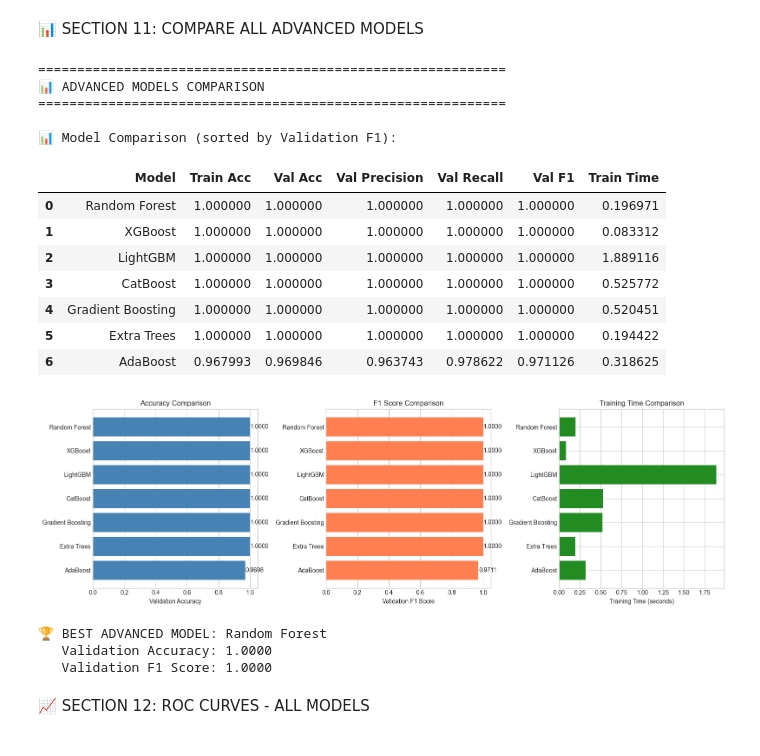
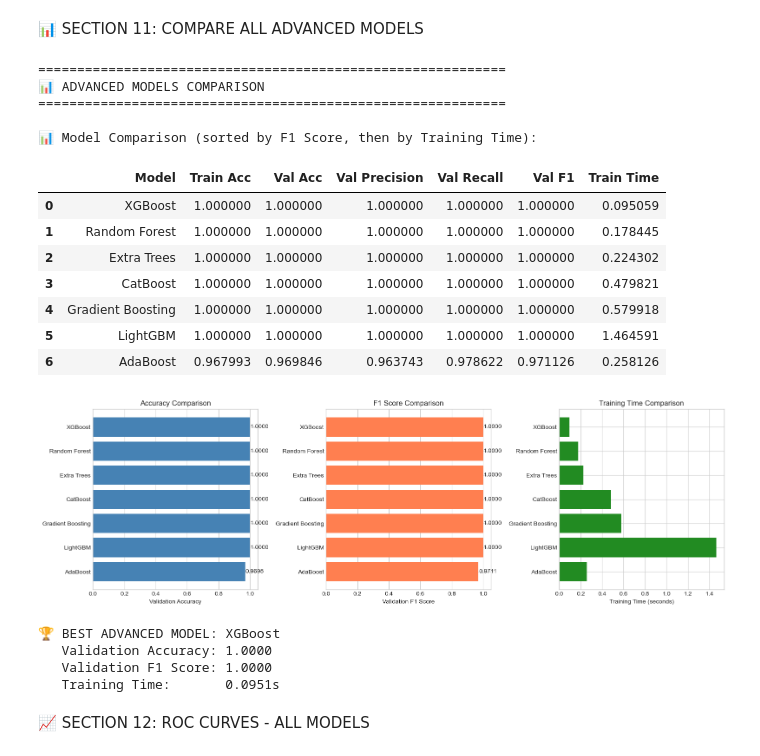
Before and after one commit to Biruk1407/Mushroom-project, a Jupyter notebook: notebooks/05_Advanced_Models.ipynb, the cells around one changed output. Cells and saved outputs as stored; diff of their text form; code cells hidden in the pictures.

```diff
--- a/notebooks/05_Advanced_Models.ipynb
+++ b/notebooks/05_Advanced_Models.ipynb
@@ -527,9 +527,11 @@ comparison_df = pd.DataFrame([{
     'Train Time': r['Train Time (s)']
 } for r in all_results])
 
-comparison_df = comparison_df.sort_values('Val F1', ascending=False).reset_index(drop=True)
+# Sort by Val F1 (descending), then by Train Time (ascending)
+comparison_df = comparison_df.sort_values(['Val F1', 'Train Time'], ascending=[False, True])
+comparison_df = comparison_df.reset_index(drop=True)
 
-print("\n📊 Model Comparison (sorted by Validation F1):")
+print("\n📊 Model Comparison (sorted by F1 Score, then by Training Time):")
 display(comparison_df)
 
 # Visualize
@@ -541,45 +543,47 @@ axes[0].set_xlabel('Validation Accuracy')
 axes[0].set_title('Accuracy Comparison')
 for i, v in enumerate(comparison_df['Val Acc'][::-1]):
     axes[0].text(v + 0.002, i, f'{v:.4f}', va='center', fontsize=10)
 
 # F1 Score
 axes[1].barh(comparison_df['Model'][::-1], comparison_df['Val F1'][::-1], color='coral')
 axes[1].set_xlabel('Validation F1 Score')
 axes[1].set_title('F1 Score Comparison')
 for i, v in enumerate(comparison_df['Val F1'][::-1]):
     axes[1].text(v + 0.002, i, f'{v:.4f}', va='center', fontsize=10)
 
 # Training Time
 axes[2].barh(comparison_df['Model'][::-1], comparison_df['Train Time'][::-1], color='forestgreen')
 axes[2].set_xlabel('Training Time (seconds)')
 axes[2].set_title('Training Time Comparison')
 
 plt.tight_layout()
 plt.show()
 
 # Best model
 best_model = comparison_df.iloc[0]
 print(f"\n🏆 BEST ADVANCED MODEL: {best_model['Model']}")
 print(f"   Validation Accuracy: {best_model['Val Acc']:.4f}")
 print(f"   Validation F1 Score: {best_model['Val F1']:.4f}")
+print(f"   Training Time:       {best_model['Train Time']:.4f}s")
 # %% [output]
 ============================================================
 📊 ADVANCED MODELS COMPARISON
 ============================================================
 
-📊 Model Comparison (sorted by Validation F1):
+📊 Model Comparison (sorted by F1 Score, then by Training Time):
 |  | Model | Train Acc | Val Acc | Val Precision | Val Recall | Val F1 | Train Time |
-| 0 | Random Forest | 1.000000 | 1.000000 | 1.000000 | 1.000000 | 1.000000 | 0.196971 |
-| 1 | XGBoost | 1.000000 | 1.000000 | 1.000000 | 1.000000 | 1.000000 | 0.083312 |
-| 2 | LightGBM | 1.000000 | 1.000000 | 1.000000 | 1.000000 | 1.000000 | 1.889116 |
-| 3 | CatBoost | 1.000000 | 1.000000 | 1.000000 | 1.000000 | 1.000000 | 0.525772 |
-| 4 | Gradient Boosting | 1.000000 | 1.000000 | 1.000000 | 1.000000 | 1.000000 | 0.520451 |
-| 5 | Extra Trees | 1.000000 | 1.000000 | 1.000000 | 1.000000 | 1.000000 | 0.194422 |
-| 6 | AdaBoost | 0.967993 | 0.969846 | 0.963743 | 0.978622 | 0.971126 | 0.318625 |
+| 0 | XGBoost | 1.000000 | 1.000000 | 1.000000 | 1.000000 | 1.000000 | 0.095059 |
+| 1 | Random Forest | 1.000000 | 1.000000 | 1.000000 | 1.000000 | 1.000000 | 0.178445 |
+| 2 | Extra Trees | 1.000000 | 1.000000 | 1.000000 | 1.000000 | 1.000000 | 0.224302 |
+| 3 | CatBoost | 1.000000 | 1.000000 | 1.000000 | 1.000000 | 1.000000 | 0.479821 |
+| 4 | Gradient Boosting | 1.000000 | 1.000000 | 1.000000 | 1.000000 | 1.000000 | 0.579918 |
+| 5 | LightGBM | 1.000000 | 1.000000 | 1.000000 | 1.000000 | 1.000000 | 1.464591 |
+| 6 | AdaBoost | 0.967993 | 0.969846 | 0.963743 | 0.978622 | 0.971126 | 0.258126 |
-[figure, old version]
+[figure, new version]
-🏆 BEST ADVANCED MODEL: Random Forest
+🏆 BEST ADVANCED MODEL: XGBoost
    Validation Accuracy: 1.0000
    Validation F1 Score: 1.0000
+   Training Time:       0.0951s
 # %% [markdown]
 📈 SECTION 12: ROC CURVES - ALL MODELS
 # %%
```
Also changed, not shown: parts of 11 cells of this notebook, 35 other files.
